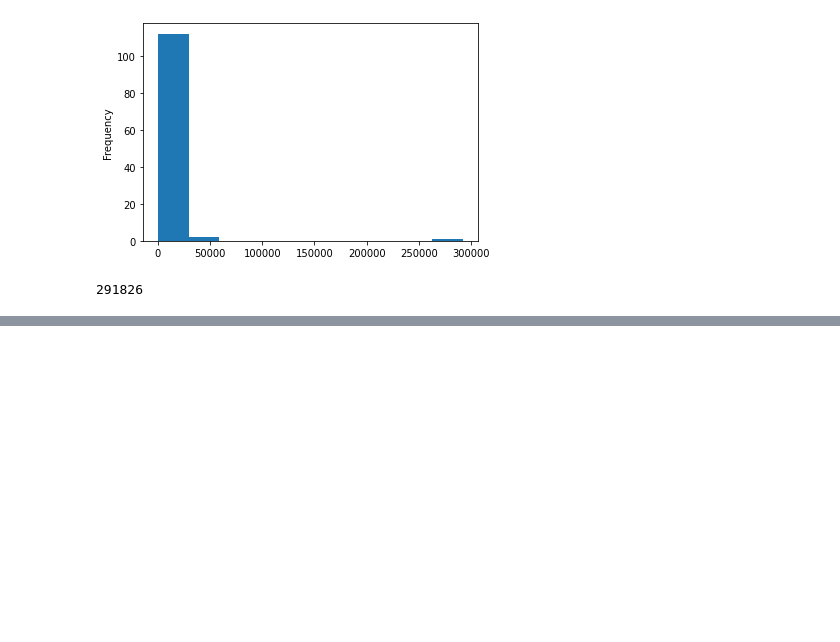
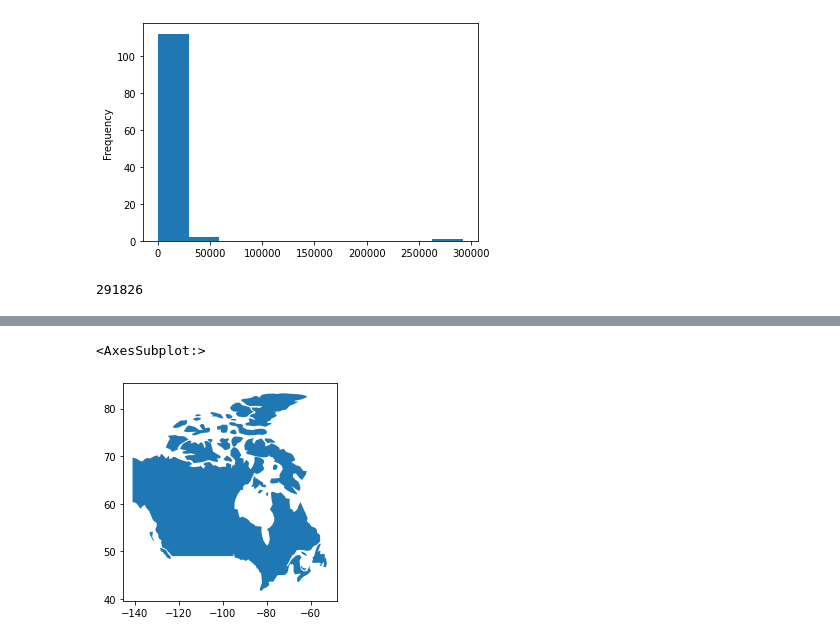
Before and after one commit to carmengg/eds-220-book, a Jupyter notebook: lectures/lesson-10-geojson.ipynb, the cells around one changed output, grey strips where cells are left out. Drawn from its saved outputs; the diff is of its cells as text; code cells hidden in the pictures; blank space fills up the shorter version.

```diff
--- a/lectures/lesson-10-geojson.ipynb
+++ b/lectures/lesson-10-geojson.ipynb
@@ -37,0 +79,3 @@ plt.show()
+# %%
+nat_earth = gpd.read_file(gpd.datasets.get_path('naturalearth_lowres'))
+nat_earth
@@ -37,0 +96,7 @@ plt.show()
+# %%
+canada = nat_earth[nat_earth.name=='Canada']
+# %%
+canada.plot()
+# %% [output]
+<AxesSubplot:>
+[figure, added]
```
Also changed, not shown: parts of 7 cells of this notebook.
